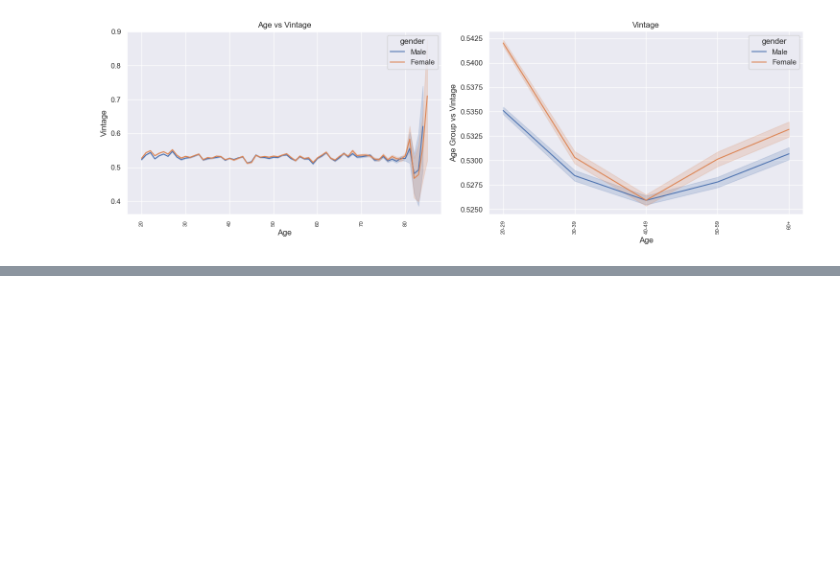
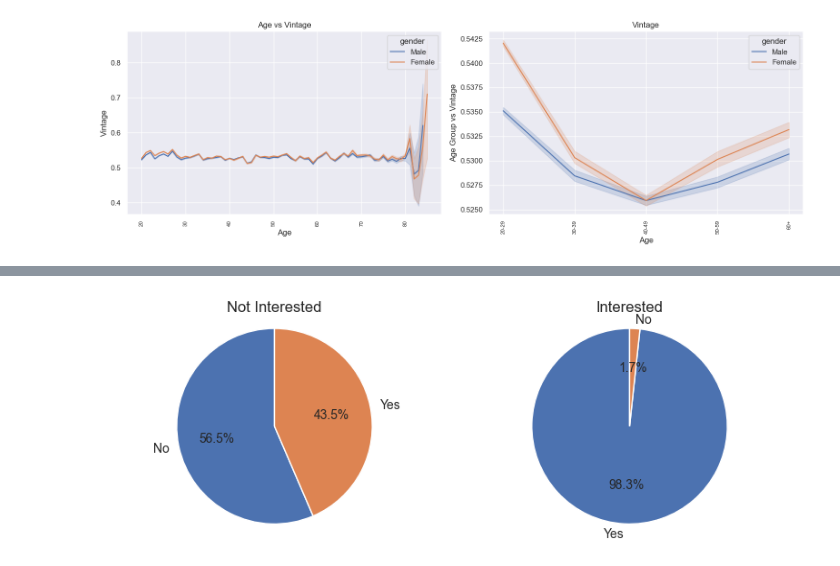
Before and after one commit to kevtr0801/ds_portfolio, a Jupyter notebook: binary-classification-carinsurance/binary-class-analysis.ipynb, the cells around one changed output, grey strips where cells are left out. Cells and saved outputs as stored; diff of their text form; code cells hidden in the pictures; blank space fills up the shorter version.

```diff
--- a/binary-classification-carinsurance/binary-class-analysis.ipynb
+++ b/binary-classification-carinsurance/binary-class-analysis.ipynb
@@ -387,0 +453,20 @@ plt.show()
+# %%
+train_response_1 = train[train['response'] == 1]
+train_response_0 = train[train['response'] == 0]
+vehicle_dmg_dist_1 = train_response_1['vehicle_damage'].value_counts(normalize=True)
+vehicle_dmg_dist_0 = train_response_0['vehicle_damage'].value_counts(normalize=True)
+
+fig, axes = plt.subplots(1, 2, figsize=(8, 3))
+
+axes[0].pie(vehicle_dmg_dist_0, labels=vehicle_dmg_dist_0.index, autopct='%1.1f%%', startangle=90, textprops={'fontsize': 10})
+axes[0].set_title("Not Interested", fontsize=12)
+axes[0].axis('equal')
+
+axes[1].pie(vehicle_dmg_dist_1, labels=vehicle_dmg_dist_1.index, autopct='%1.1f%%', startangle=90, textprops={'fontsize': 10})
+axes[1].set_title("Interested", fontsize=12)
+axes[1].axis('equal')
+
+plt.tight_layout()
+plt.show()
+# %% [output]
+[figure, added]
```
Also changed, not shown: parts of 22 cells of this notebook.
